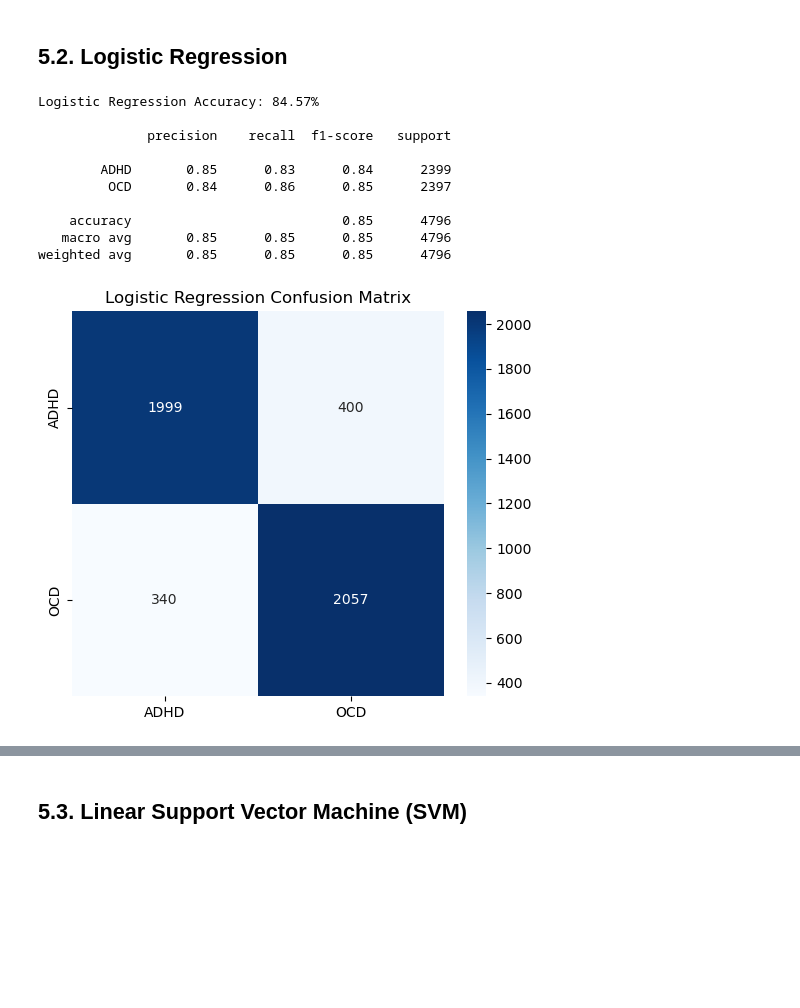
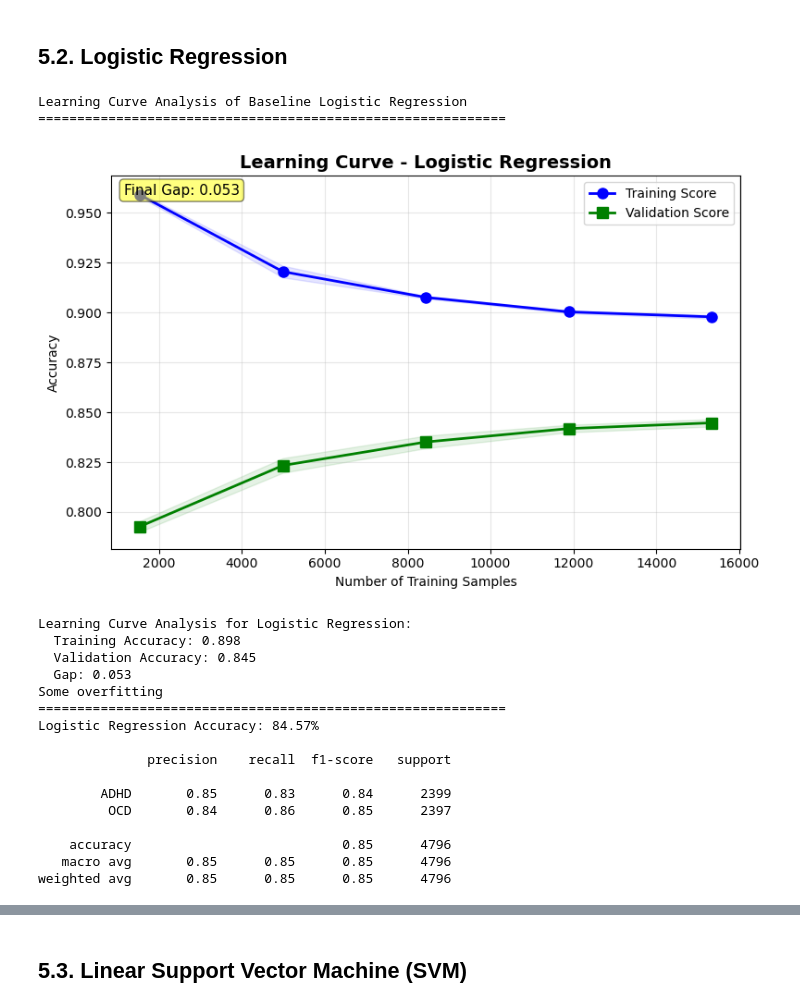
Before and after one commit to jeshmin-shrestha/ADHD-OCD-Reddit-Classifier, a Jupyter notebook: 23048596 Jeshmin Shrestha.ipynb, the cells around one changed output, grey strips where cells are left out. Cells and saved outputs as stored; diff of their text form; code cells hidden in the pictures; blank space fills up the shorter version.

```diff
--- a/23048596 Jeshmin Shrestha.ipynb
+++ b/23048596 Jeshmin Shrestha.ipynb
@@ -607,38 +680,50 @@ weighted avg       0.84      0.84      0.84      4796
 # %%
 from sklearn.linear_model import LogisticRegression
 from sklearn.metrics import accuracy_score, classification_report, confusion_matrix
 import seaborn as sns
 import matplotlib.pyplot as plt
 
 # Train Logistic Regression
 lr_model = LogisticRegression(max_iter=1000, random_state=42)
 lr_model.fit(X_train_tfidf, y_train)
-
+# Learning curve
+print("Learning Curve Analysis of Baseline Logistic Regression")
+print("="*60)
+gap_lr = plot_learning_curve(lr_model, X_train_tfidf, y_train, "Logistic Regression")
+print("="*60)
 # Predict
 y_pred_lr = lr_model.predict(X_test_tfidf)
 
 # Accuracy
 acc_lr = accuracy_score(y_test, y_pred_lr)
 print(f"Logistic Regression Accuracy: {acc_lr*100:.2f}%\n")
 
 # Classification report
 print(classification_report(y_test, y_pred_lr, target_names=['ADHD','OCD']))
 
 # Confusion matrix
 cm_lr = confusion_matrix(y_test, y_pred_lr)
 plt.figure(figsize=(6,5))
 sns.heatmap(cm_lr, annot=True, fmt='d', cmap='Blues', xticklabels=['ADHD','OCD'], yticklabels=['ADHD','OCD'])
 plt.title('Logistic Regression Confusion Matrix')
 plt.show()
 # %% [output]
-Logistic Regression Accuracy: 84.57%
-
-              precision    recall  f1-score   support
-
-        ADHD       0.85      0.83      0.84      2399
-         OCD       0.84      0.86      0.85      2397
-
-    accuracy                           0.85      4796
-   macro avg       0.85      0.85      0.85      4796
-weighted avg       0.85      0.85      0.85      4796
+Learning Curve Analysis of Baseline Logistic Regression
+============================================================
-[figure, old version]
+[figure, new version]
+Learning Curve Analysis for Logistic Regression:
+  Training Accuracy: 0.898
+  Validation Accuracy: 0.845
+  Gap: 0.053
+Some overfitting
+============================================================
+Logistic Regression Accuracy: 84.57%
+
+              precision    recall  f1-score   support
+
+        ADHD       0.85      0.83      0.84      2399
+         OCD       0.84      0.86      0.85      2397
+
+    accuracy                           0.85      4796
+   macro avg       0.85      0.85      0.85      4796
+weighted avg       0.85      0.85      0.85      4796
```
Also changed, not shown: parts of 38 cells of this notebook, 1 other file.
